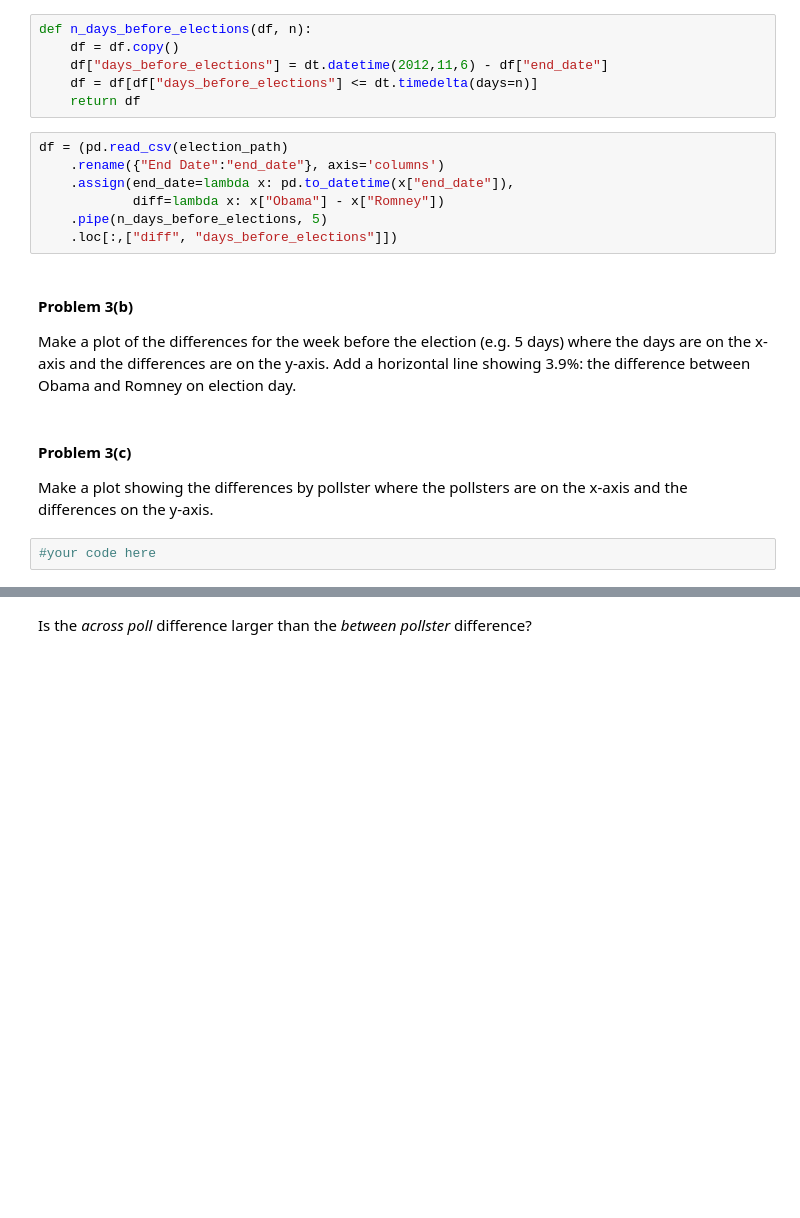
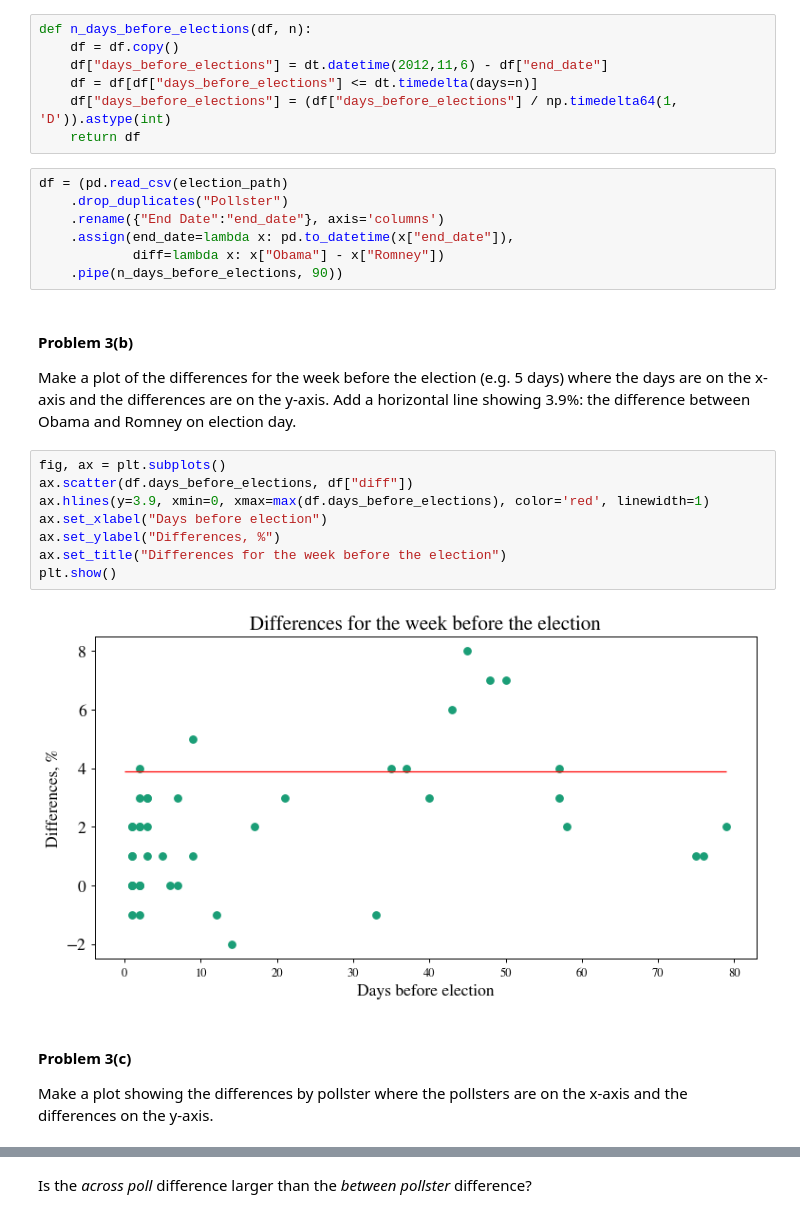
Before and after one commit to ademyanchuk/2014, a Jupyter notebook: homework/HW2.ipynb, the cells around one changed output, grey strips where cells are left out. Drawn from its saved outputs; the diff is of its cells as text; blank space fills up the shorter version.

```diff
--- a/homework/HW2.ipynb
+++ b/homework/HW2.ipynb
@@ -620,21 +621,30 @@ def n_days_before_elections(df, n):
     df = df.copy()
     df["days_before_elections"] = dt.datetime(2012,11,6) - df["end_date"]
     df = df[df["days_before_elections"] <= dt.timedelta(days=n)]
+    df["days_before_elections"] = (df["days_before_elections"] / np.timedelta64(1, 'D')).astype(int)
     return df
 # %%
 df = (pd.read_csv(election_path)
+    .drop_duplicates("Pollster")
     .rename({"End Date":"end_date"}, axis='columns')
     .assign(end_date=lambda x: pd.to_datetime(x["end_date"]),
             diff=lambda x: x["Obama"] - x["Romney"])
-    .pipe(n_days_before_elections, 5)
-    .loc[:,["diff", "days_before_elections"]])
+    .pipe(n_days_before_elections, 90))
 # %% [markdown]
 #### Problem 3(b)
 
 Make a plot of the differences for the week before the election (e.g. 5 days) where the days are on the x-axis and the differences are on the y-axis.  Add a horizontal line showing 3.9%: the difference between Obama and Romney on election day.
+# %%
+fig, ax = plt.subplots()
+ax.scatter(df.days_before_elections, df["diff"])
+ax.hlines(y=3.9, xmin=0, xmax=max(df.days_before_elections), color='red', linewidth=1)
+ax.set_xlabel("Days before election")
+ax.set_ylabel("Differences, %")
+ax.set_title("Differences for the week before the election")
+plt.show()
+# %% [output]
+[figure, added]
 # %% [markdown]
 #### Problem 3(c)
 
 Make a plot showing the differences by pollster where the pollsters are on the x-axis and the differences on the y-axis.
-# %%
-#your code here
```
Also changed, not shown: parts of 19 cells of this notebook.
